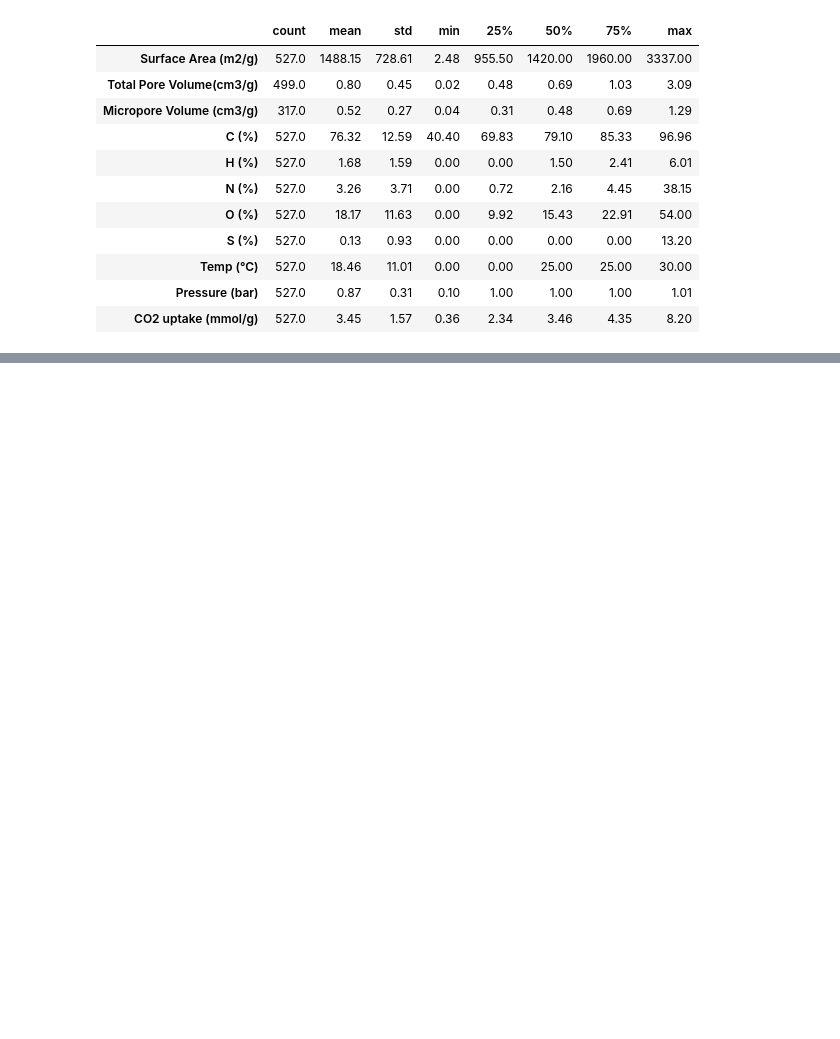
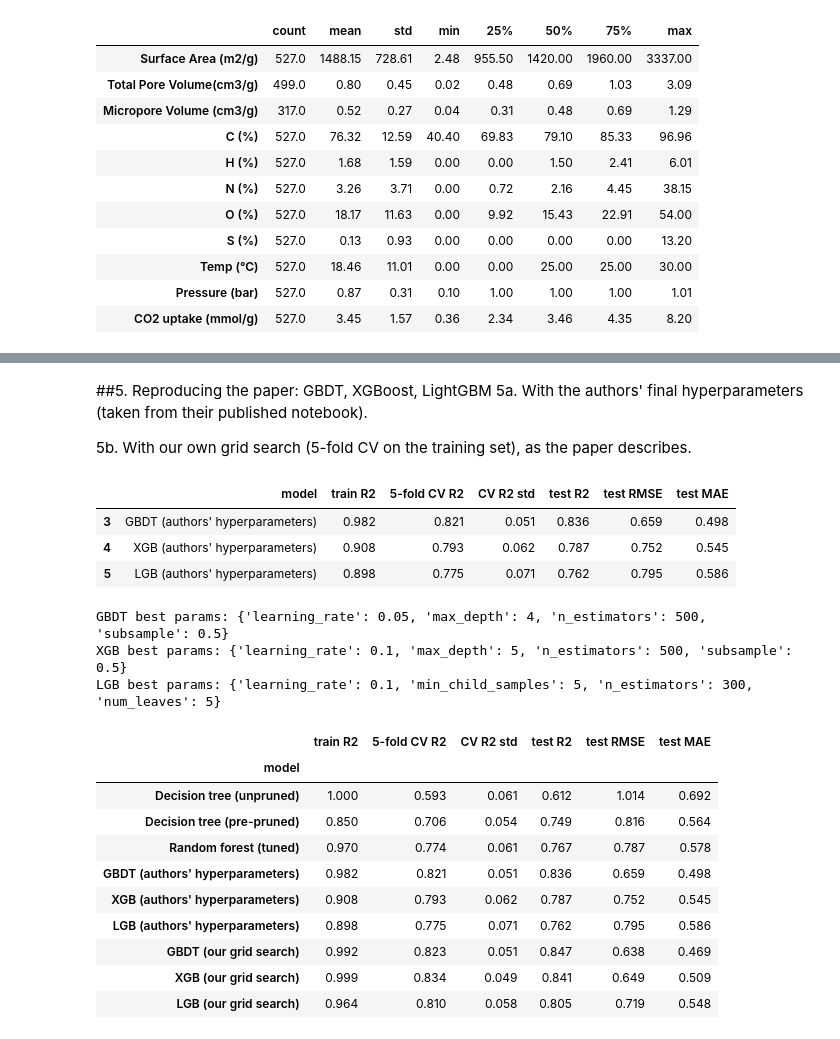
Before and after one commit to hpedrazamartinez/ENCH680-CO2-Adsorption-ML, a Jupyter notebook: ENCH680_CO2_Adsorption_Reproduction_Henry_and_Kyra.ipynb, the cells around one changed output, grey strips where cells are left out. Cells and saved outputs as stored; diff of their text form; code cells hidden in the pictures; blank space fills up the shorter version.

```diff
--- a/ENCH680_CO2_Adsorption_Reproduction_Henry_and_Kyra.ipynb
+++ b/ENCH680_CO2_Adsorption_Reproduction_Henry_and_Kyra.ipynb
@@ -74,0 +168,61 @@ raw.describe().T.round(2)
+# %% [markdown]
+##5. Reproducing the paper: GBDT, XGBoost, LightGBM
+5a. With the authors' final hyperparameters (taken from their published notebook).
+
+5b. With our own grid search (5-fold CV on the training set), as the paper describes.
+# %%
+paper_params = {
+    "GBDT": GradientBoostingRegressor(learning_rate=0.05, max_depth=4, min_samples_leaf=1, min_samples_split=2,
+                                      n_estimators=300, subsample=0.5, random_state=SEED),
+    "XGB": XGBRegressor(colsample_bytree=1, learning_rate=0.05, max_depth=4, n_estimators=100,
+                        subsample=0.5, random_state=SEED, eval_metric="rmse"),
+    "LGB": LGBMRegressor(boosting_type="dart", colsample_bytree=1, learning_rate=0.2, max_depth=4,
+                         n_estimators=300, num_leaves=5, reg_lambda=0.8, subsample=1, random_state=SEED, verbose=-1),
+}
+for k, m in paper_params.items():
+    r, m, ptr, pte = evaluate(f"{k} (authors' hyperparameters)", m)
+    rows.append(r); models[r["model"]] = m; preds[r["model"]] = (ptr, pte)
+pd.DataFrame(rows).round(3).tail(3)
+# %% [output]
+|  | model | train R2 | 5-fold CV R2 | CV R2 std | test R2 | test RMSE | test MAE |
+| 3 | GBDT (authors' hyperparameters) | 0.982 | 0.821 | 0.051 | 0.836 | 0.659 | 0.498 |
+| 4 | XGB (authors' hyperparameters) | 0.908 | 0.793 | 0.062 | 0.787 | 0.752 | 0.545 |
+| 5 | LGB (authors' hyperparameters) | 0.898 | 0.775 | 0.071 | 0.762 | 0.795 | 0.586 |
+# %%
+grids = {
+    "GBDT": (GradientBoostingRegressor(random_state=SEED),
+             {"n_estimators": [100, 300, 500], "learning_rate": [0.02, 0.05, 0.1],
+              "max_depth": [3, 4, 5], "subsample": [0.5, 0.8, 1.0]}),
+    "XGB": (XGBRegressor(random_state=SEED, eval_metric="rmse", n_jobs=1),
+            {"n_estimators": [100, 300, 500], "learning_rate": [0.02, 0.05, 0.1],
+             "max_depth": [3, 4, 5], "subsample": [0.5, 0.8, 1.0]}),
+    "LGB": (LGBMRegressor(random_state=SEED, verbose=-1, n_jobs=1),
+            {"n_estimators": [100, 300, 500], "learning_rate": [0.02, 0.05, 0.1],
+             "num_leaves": [5, 15, 31], "min_child_samples": [5, 10, 20]}),
+}
+tuned_params = {}
+for k, (est, g) in grids.items():
+    gs = GridSearchCV(est, g, cv=cv5, scoring="r2", n_jobs=-1).fit(X_train, y_train)
+    tuned_params[k] = gs.best_params_
+    print(k, "best params:", gs.best_params_)
+    r, m, ptr, pte = evaluate(f"{k} (our grid search)", est.set_params(**gs.best_params_))
+    rows.append(r); models[r["model"]] = m; preds[r["model"]] = (ptr, pte)
+RESULTS["tuned_params"] = tuned_params
+results = pd.DataFrame(rows).set_index("model")
+RESULTS["main_table"] = results.round(4).reset_index().to_dict(orient="records")
+results.round(3)
+# %% [output]
+GBDT best params: {'learning_rate': 0.05, 'max_depth': 4, 'n_estimators': 500, 'subsample': 0.5}
+XGB best params: {'learning_rate': 0.1, 'max_depth': 5, 'n_estimators': 500, 'subsample': 0.5}
+LGB best params: {'learning_rate': 0.1, 'min_child_samples': 5, 'n_estimators': 300, 'num_leaves': 5}
+|  | train R2 | 5-fold CV R2 | CV R2 std | test R2 | test RMSE | test MAE |
+| model |  |  |  |  |  |  |
+| Decision tree (unpruned) | 1.000 | 0.593 | 0.061 | 0.612 | 1.014 | 0.692 |
+| Decision tree (pre-pruned) | 0.850 | 0.706 | 0.054 | 0.749 | 0.816 | 0.564 |
+| Random forest (tuned) | 0.970 | 0.774 | 0.061 | 0.767 | 0.787 | 0.578 |
+| GBDT (authors' hyperparameters) | 0.982 | 0.821 | 0.051 | 0.836 | 0.659 | 0.498 |
+| XGB (authors' hyperparameters) | 0.908 | 0.793 | 0.062 | 0.787 | 0.752 | 0.545 |
+| LGB (authors' hyperparameters) | 0.898 | 0.775 | 0.071 | 0.762 | 0.795 | 0.586 |
+| GBDT (our grid search) | 0.992 | 0.823 | 0.051 | 0.847 | 0.638 | 0.469 |
+| XGB (our grid search) | 0.999 | 0.834 | 0.049 | 0.841 | 0.649 | 0.509 |
+| LGB (our grid search) | 0.964 | 0.810 | 0.058 | 0.805 | 0.719 | 0.548 |
```
Also changed, not shown: parts of 14 cells of this notebook.
